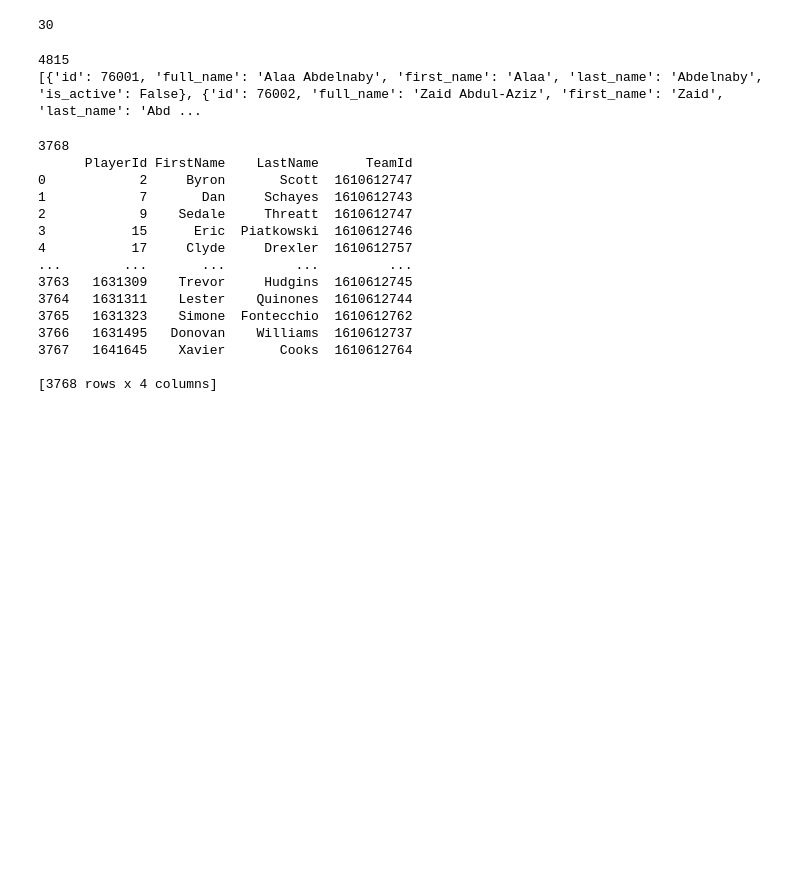
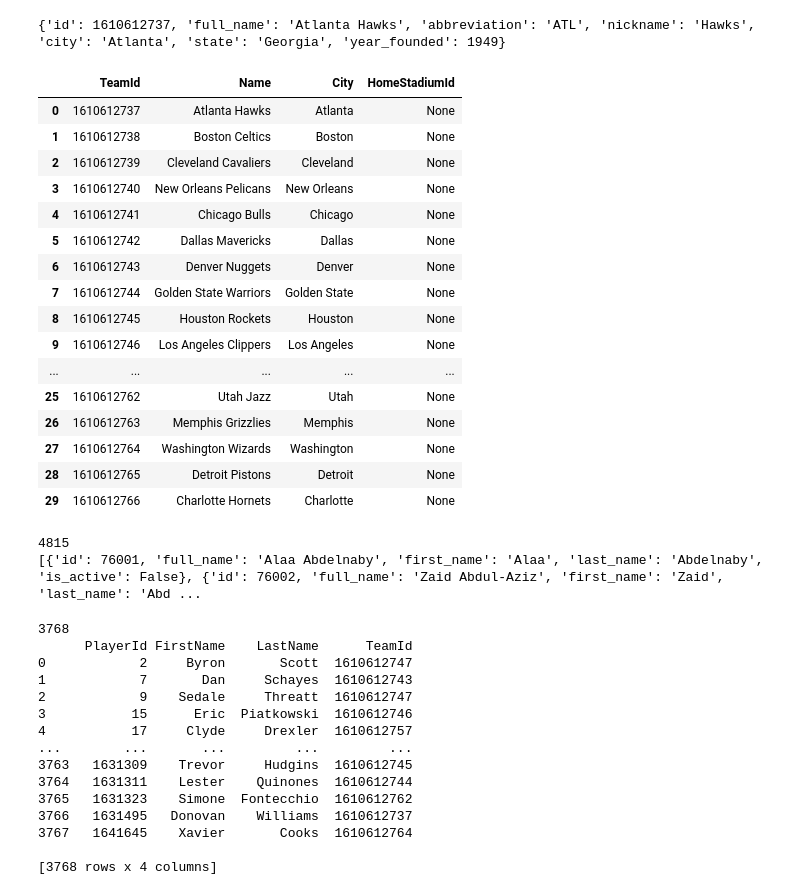
Before and after one commit to tomer-pixel/Anba, a Jupyter notebook: appends.ipynb, the cells around one changed output. Saved outputs shown, nothing was run; the diff lists cells and outputs as text; code cells hidden in the pictures; blank space fills up the shorter version.

```diff
--- a/appends.ipynb
+++ b/appends.ipynb
@@ -1,16 +1,36 @@
 # %%
 import pandas as pd
 import mysql.connector
+from nba_api.stats.static.teams import get_teams
 #connect to database
 conn = mysql.connector.connect(user='root', password='Tomer89t$', host='localhost', database='games')
 cursor = conn.cursor()
 
 query = "SELECT * FROM teams"
 df = pd.read_sql(query, conn)
-print(len(df))
+teams = get_teams()
+print(teams[0])
 conn.close()
+df.head(30)
 # %% [output]
-30
+{'id': 1610612737, 'full_name': 'Atlanta Hawks', 'abbreviation': 'ATL', 'nickname': 'Hawks', 'city': 'Atlanta', 'state': 'Georgia', 'year_founded': 1949}
+|  | TeamId | Name | City | HomeStadiumId |
+| 0 | 1610612737 | Atlanta Hawks | Atlanta | None |
+| 1 | 1610612738 | Boston Celtics | Boston | None |
+| 2 | 1610612739 | Cleveland Cavaliers | Cleveland | None |
+| 3 | 1610612740 | New Orleans Pelicans | New Orleans | None |
+| 4 | 1610612741 | Chicago Bulls | Chicago | None |
+| 5 | 1610612742 | Dallas Mavericks | Dallas | None |
+| 6 | 1610612743 | Denver Nuggets | Denver | None |
+| 7 | 1610612744 | Golden State Warriors | Golden State | None |
+| 8 | 1610612745 | Houston Rockets | Houston | None |
+| 9 | 1610612746 | Los Angeles Clippers | Los Angeles | None |
+| ... | ... | ... | ... | ... |
+| 25 | 1610612762 | Utah Jazz | Utah | None |
+| 26 | 1610612763 | Memphis Grizzlies | Memphis | None |
+| 27 | 1610612764 | Washington Wizards | Washington | None |
+| 28 | 1610612765 | Detroit Pistons | Detroit | None |
+| 29 | 1610612766 | Charlotte Hornets | Charlotte | None |
 # %%
 import nba_api.stats.static.players as players
 player_dict = players.get_players()
```
Also changed, not shown: parts of 3 cells of this notebook, 3 other files.
